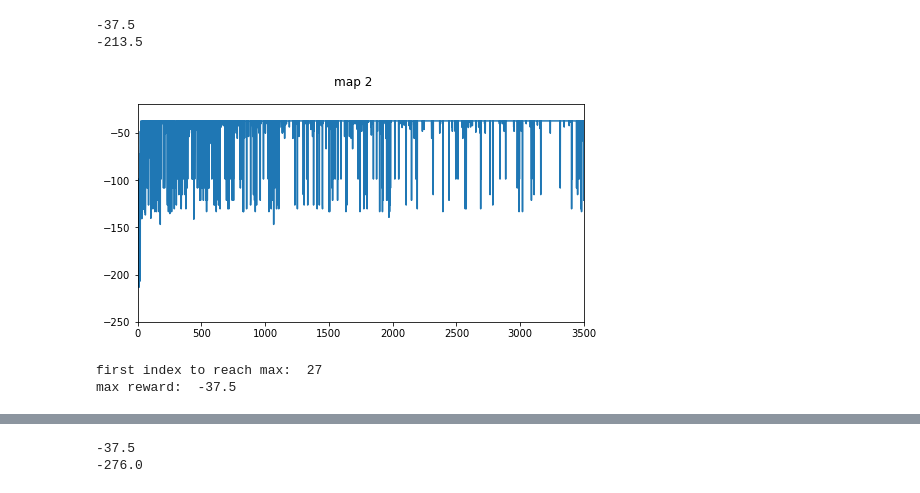
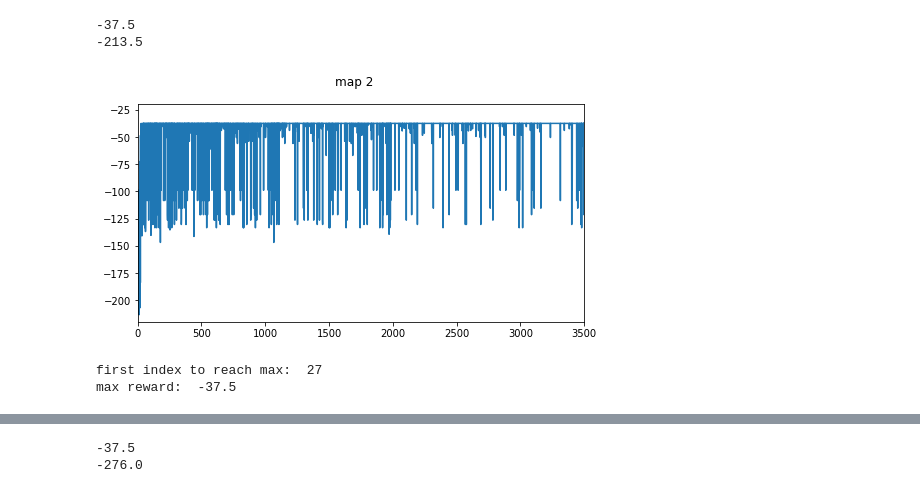
Before and after one commit to joshlopez97/FireEscape, a Jupyter notebook: statistic_map2.ipynb, the cells around one changed output, grey strips where cells are left out. Drawn from its saved outputs; the diff is of its cells as text; code cells hidden in the pictures.

```diff
--- a/statistic_map2.ipynb
+++ b/statistic_map2.ipynb
@@ -5,28 +7,26 @@ import matplotlib.pyplot as plt
 # %%
-import numpy as np
-import matplotlib.pyplot as plt
-
 rewards = []
 repeats = [i+1 for i in range(3500)]
 with open('QLearning_map2_rewards.dat') as txtfile:
     for line in txtfile:
         line = line.strip()
         rewards += [float(line)]
 
 print(max(rewards))
 print(min(rewards))
 fig = plt.figure(figsize=(8,4))
 fig.suptitle('map 2')
 plt.plot(repeats, rewards)
-plt.axis([0, 3500,-250.0, -20])
+plt.axis([0, 3500,-220.0, -20])
+plt.savefig(re.sub(r'\.dat$', '.png','QLearning_map2_rewards.dat' ))
 plt.show()
 
 maxindex = np.argmax(rewards) + 1
 print("first index to reach max: ", maxindex)
 print("max reward: ", rewards[maxindex-1])
 # %% [output]
 -37.5
 -213.5
-[figure, old version]
+[figure, new version]
 first index to reach max:  27
 max reward:  -37.5
```
Also changed, not shown: parts of 6 cells of this notebook.
